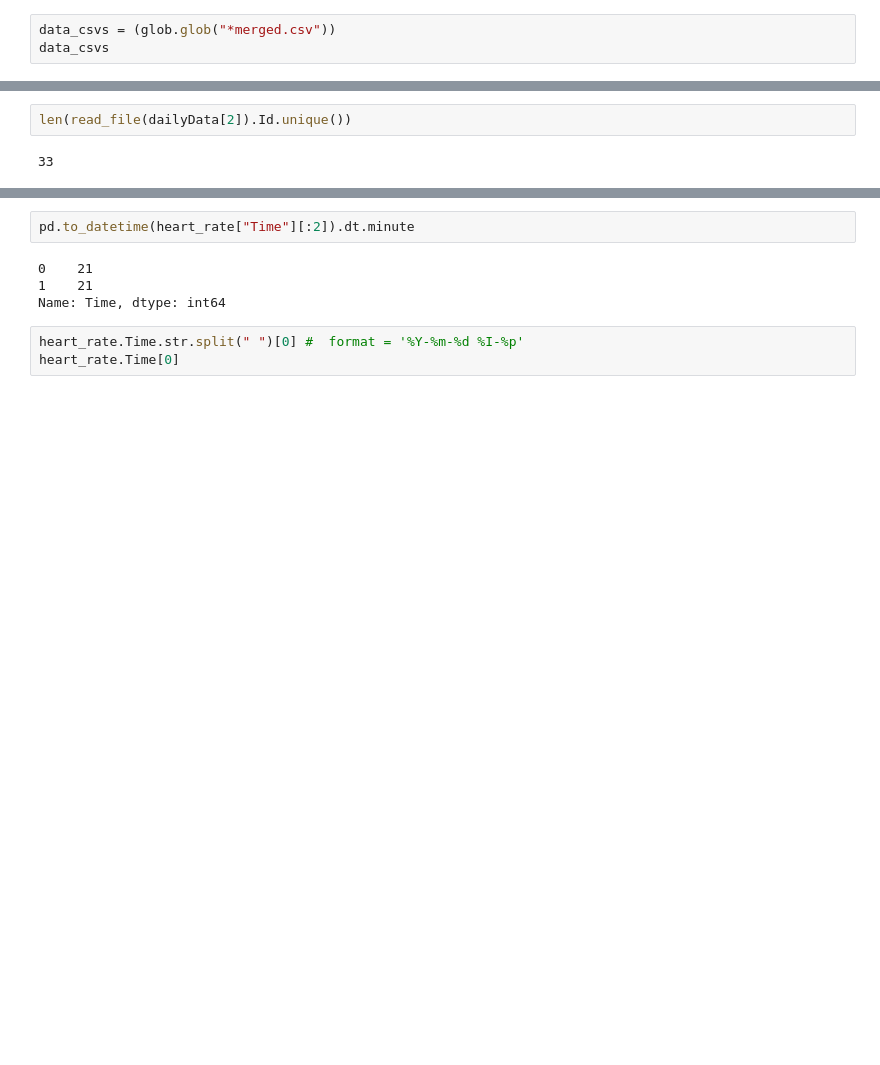
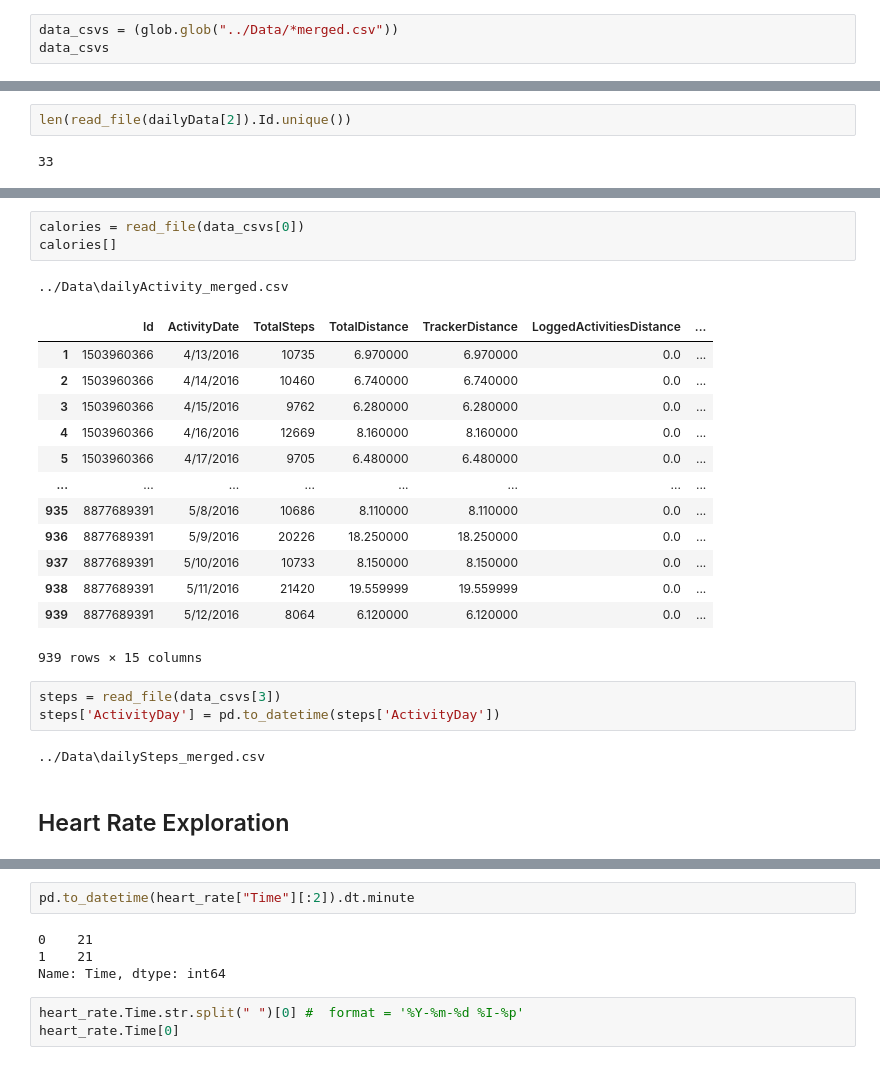
Before and after one commit to idangrady/DataAnalysisCourse, a Jupyter notebook: Idan/DataPre.ipynb, the cells around one changed output, grey strips where cells are left out. Cells and saved outputs as stored; diff of their text form; blank space fills up the shorter version.

```diff
--- a/Idan/DataPre.ipynb
+++ b/Idan/DataPre.ipynb
@@ -151,6 +168,6 @@ def divideInsertTime(data, colName):
 
 #TODO : Set Index: data.set_index("Id")
 # %%
-data_csvs = (glob.glob("*merged.csv"))
+data_csvs = (glob.glob("../Data/*merged.csv"))
 data_csvs
 # %% [output]
@@ -220,3 +295,28 @@ array([[           nan,            nan,            nan],
+# %%
+calories = read_file(data_csvs[0])
+calories[]
+# %% [output]
+../Data\dailyActivity_merged.csv
+|  | Id | ActivityDate | TotalSteps | TotalDistance | TrackerDistance | LoggedActivitiesDistance | ... |
+| 1 | 1503960366 | 4/13/2016 | 10735 | 6.970000 | 6.970000 | 0.0 | ... |
+| 2 | 1503960366 | 4/14/2016 | 10460 | 6.740000 | 6.740000 | 0.0 | ... |
+| 3 | 1503960366 | 4/15/2016 | 9762 | 6.280000 | 6.280000 | 0.0 | ... |
+| 4 | 1503960366 | 4/16/2016 | 12669 | 8.160000 | 8.160000 | 0.0 | ... |
+| 5 | 1503960366 | 4/17/2016 | 9705 | 6.480000 | 6.480000 | 0.0 | ... |
+| ... | ... | ... | ... | ... | ... | ... | ... |
+| 935 | 8877689391 | 5/8/2016 | 10686 | 8.110000 | 8.110000 | 0.0 | ... |
+| 936 | 8877689391 | 5/9/2016 | 20226 | 18.250000 | 18.250000 | 0.0 | ... |
+| 937 | 8877689391 | 5/10/2016 | 10733 | 8.150000 | 8.150000 | 0.0 | ... |
+| 938 | 8877689391 | 5/11/2016 | 21420 | 19.559999 | 19.559999 | 0.0 | ... |
+| 939 | 8877689391 | 5/12/2016 | 8064 | 6.120000 | 6.120000 | 0.0 | ... |
+939 rows × 15 columns
+# %%
+steps = read_file(data_csvs[3])
+steps['ActivityDay'] = pd.to_datetime(steps['ActivityDay'])
+# %% [output]
+../Data\dailySteps_merged.csv
+# %% [markdown]
+## Heart Rate Exploration
 # %%
 heart_rate = read_file(dailyData[4])
 heart_rate.groupby('Id').count()
```
Also changed, not shown: parts of 22 cells of this notebook.
